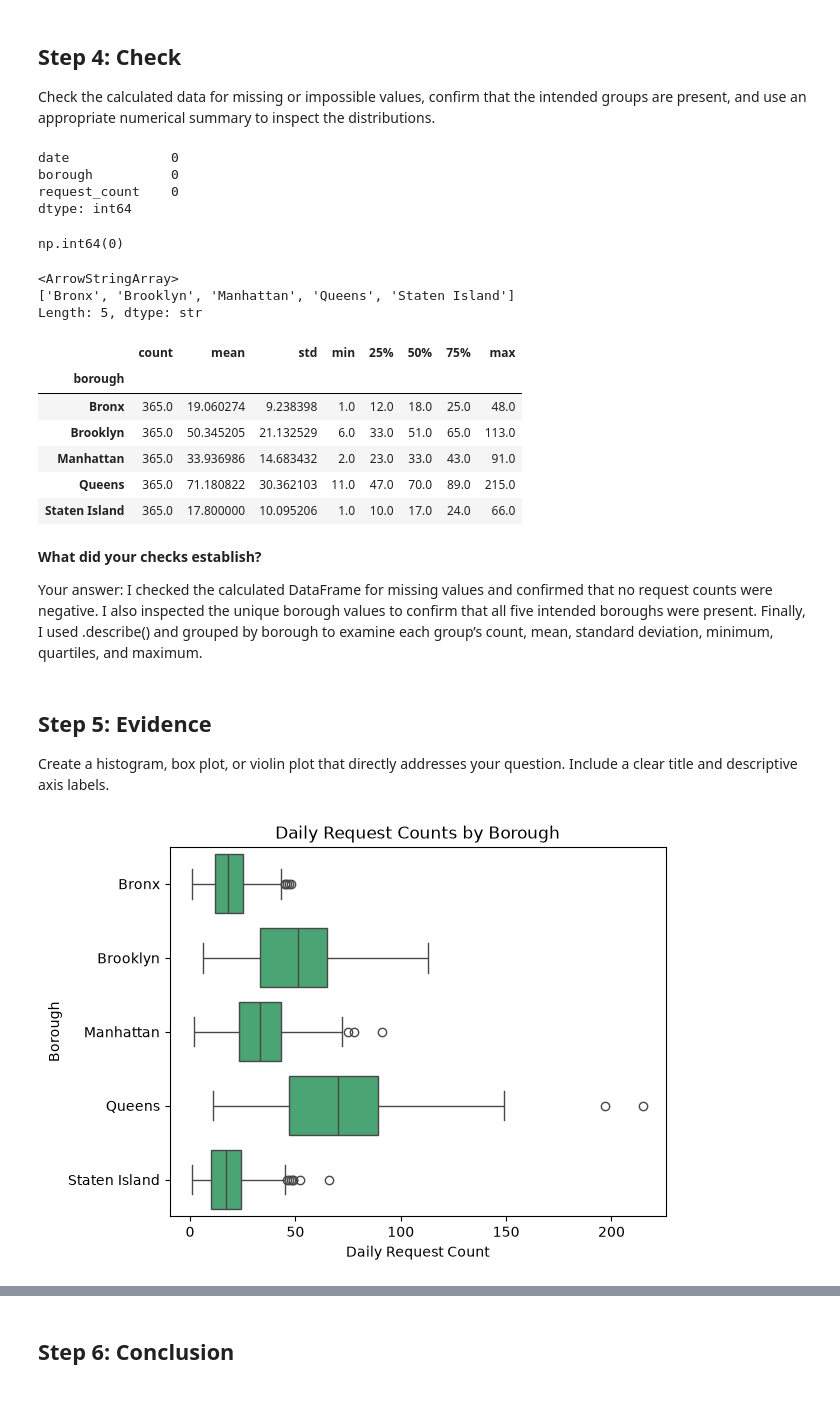
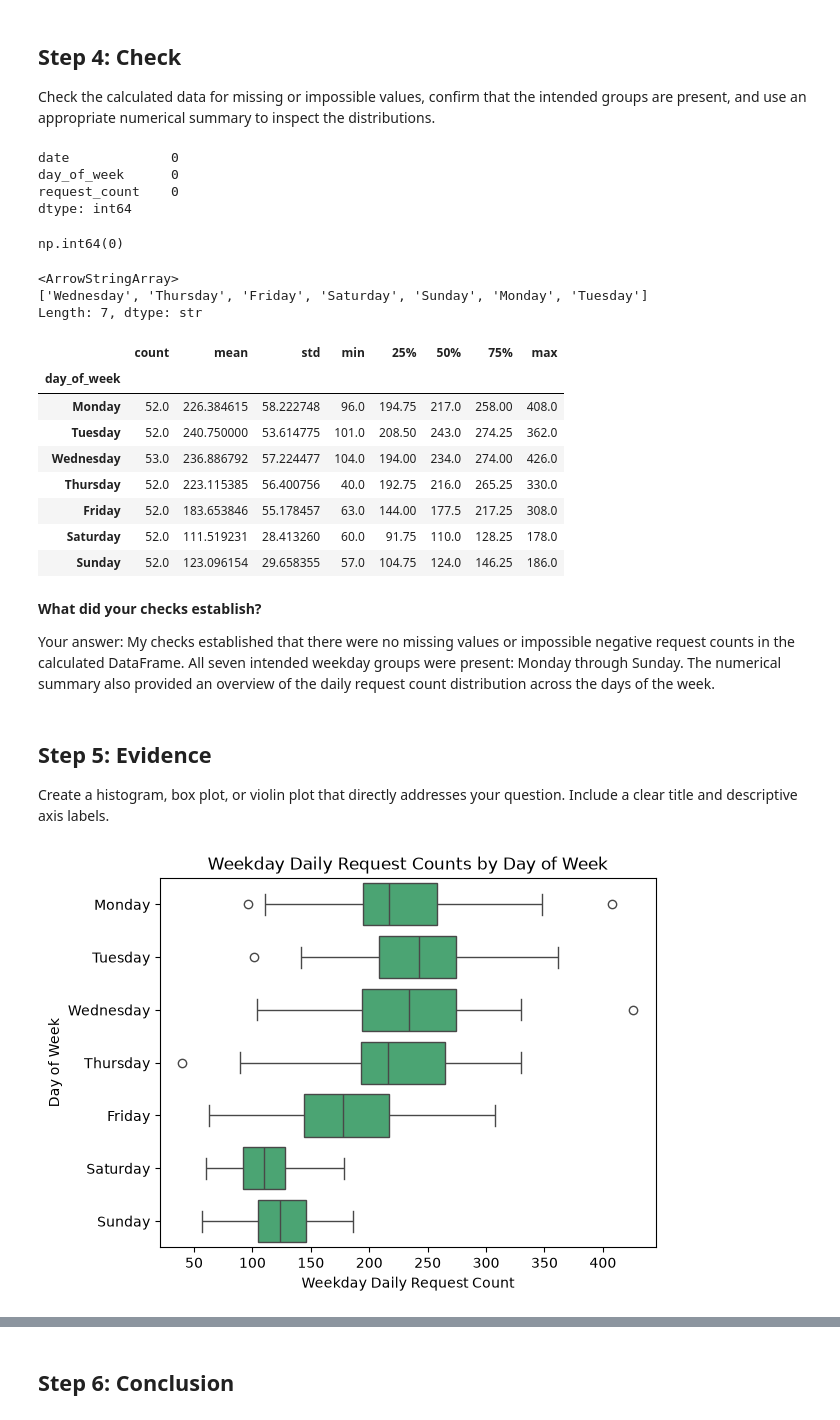
Before and after one commit to ice489/Data_Visualization_and_Modeling_Campus, a Jupyter notebook: week02/lab/Lab - Comparing Distributions Across Groups.ipynb, the cells around one changed output, grey strips where cells are left out. Cells and saved outputs as stored; diff of their text form; code cells hidden in the pictures.

```diff
--- a/week02/lab/Lab - Comparing Distributions Across Groups.ipynb
+++ b/week02/lab/Lab - Comparing Distributions Across Groups.ipynb
@@ -374,8 +374,11 @@ Prepare the grouping feature, calculate the quantitative feature, and save the r
 # %%
 # Write your code here.
 requests['date'] = requests['created_date'].dt.normalize()
+requests['day_of_week'] = requests['date'].dt.day_name()
 
-daily_requests = requests.groupby(['date','borough']).size().reset_index(name='request_count')
+weekday_order = ['Monday', 'Tuesday', 'Wednesday', 'Thursday', 'Friday', 'Saturday', 'Sunday']
 
-display(daily_requests.head())
+weekday_daily_requests = requests.groupby(['date','day_of_week']).size().reset_index(name='request_count')
+
+display(weekday_daily_requests)
 # %% [output]
@@ -395,33 +405,35 @@ Your answer: I prepared a calendar-date feature from created_date by removing th
 Check the calculated data for missing or impossible values, confirm that the intended groups are present, and use an appropriate numerical summary to inspect the distributions.
 # %%
 # Write your code here.
-display(daily_requests.isnull().sum())
+display(weekday_daily_requests.isnull().sum())
 
-display((daily_requests['request_count'] < 0).sum())
+display((weekday_daily_requests['request_count'] < 0).sum())
 
-display(daily_requests['borough'].unique())
+display(weekday_daily_requests['day_of_week'].unique())
 
-display(daily_requests.groupby("borough")["request_count"].describe().reindex(borough_order))
+display(weekday_daily_requests.groupby('day_of_week')['request_count'].describe().reindex(weekday_order))
 # %% [output]
 date             0
-borough          0
+day_of_week      0
 request_count    0
 dtype: int64
 np.int64(0)
 <ArrowStringArray>
-['Bronx', 'Brooklyn', 'Manhattan', 'Queens', 'Staten Island']
-Length: 5, dtype: str
+['Wednesday', 'Thursday', 'Friday', 'Saturday', 'Sunday', 'Monday', 'Tuesday']
+Length: 7, dtype: str
 |  | count | mean | std | min | 25% | 50% | 75% | max |
-| borough |  |  |  |  |  |  |  |  |
-| Bronx | 365.0 | 19.060274 | 9.238398 | 1.0 | 12.0 | 18.0 | 25.0 | 48.0 |
-| Brooklyn | 365.0 | 50.345205 | 21.132529 | 6.0 | 33.0 | 51.0 | 65.0 | 113.0 |
-| Manhattan | 365.0 | 33.936986 | 14.683432 | 2.0 | 23.0 | 33.0 | 43.0 | 91.0 |
-| Queens | 365.0 | 71.180822 | 30.362103 | 11.0 | 47.0 | 70.0 | 89.0 | 215.0 |
-| Staten Island | 365.0 | 17.800000 | 10.095206 | 1.0 | 10.0 | 17.0 | 24.0 | 66.0 |
+| day_of_week |  |  |  |  |  |  |  |  |
+| Monday | 52.0 | 226.384615 | 58.222748 | 96.0 | 194.75 | 217.0 | 258.00 | 408.0 |
+| Tuesday | 52.0 | 240.750000 | 53.614775 | 101.0 | 208.50 | 243.0 | 274.25 | 362.0 |
+| Wednesday | 53.0 | 236.886792 | 57.224477 | 104.0 | 194.00 | 234.0 | 274.00 | 426.0 |
+| Thursday | 52.0 | 223.115385 | 56.400756 | 40.0 | 192.75 | 216.0 | 265.25 | 330.0 |
+| Friday | 52.0 | 183.653846 | 55.178457 | 63.0 | 144.00 | 177.5 | 217.25 | 308.0 |
+| Saturday | 52.0 | 111.519231 | 28.413260 | 60.0 | 91.75 | 110.0 | 128.25 | 178.0 |
+| Sunday | 52.0 | 123.096154 | 29.658355 | 57.0 | 104.75 | 124.0 | 146.25 | 186.0 |
 # %% [markdown]
 **What did your checks establish?**
 
-Your answer: I checked the calculated DataFrame for missing values and confirmed that no request counts were negative. I also inspected the unique borough values to confirm that all five intended boroughs were present. Finally, I used .describe() and grouped by borough to examine each group’s count, mean, standard deviation, minimum, quartiles, and maximum.
+Your answer: My checks established that there were no missing values or impossible negative request counts in the calculated DataFrame. All seven intended weekday groups were present: Monday through Sunday. The numerical summary also provided an overview of the daily request count distribution across the days of the week.
 # %% [markdown]
 ## Step 5: Evidence
 
@@ -429,14 +441,14 @@ Create a histogram, box plot, or violin plot that directly addresses your questi
 # %%
 # Write your code here.
 
-sns.boxplot(data=daily_requests, x='request_count', y='borough', order=borough_order, color='mediumseagreen')
+sns.boxplot(data=weekday_daily_requests, x='request_count', y='day_of_week', order=weekday_order, color='mediumseagreen')
 
-plt.title('Daily Request Counts by Borough')
-plt.xlabel('Daily Request Count')
-plt.ylabel('Borough')
+plt.title('Weekday Daily Request Counts by Day of Week')
+plt.xlabel('Weekday Daily Request Count')
+plt.ylabel('Day of Week')
 plt.show()
 # %% [output]
-[figure, old version]
+[figure, new version]
 # %% [markdown]
 **What pattern in the figure provides the strongest evidence for your answer?**
 
```
Also changed, not shown: parts of 7 cells of this notebook, 3 other files.
